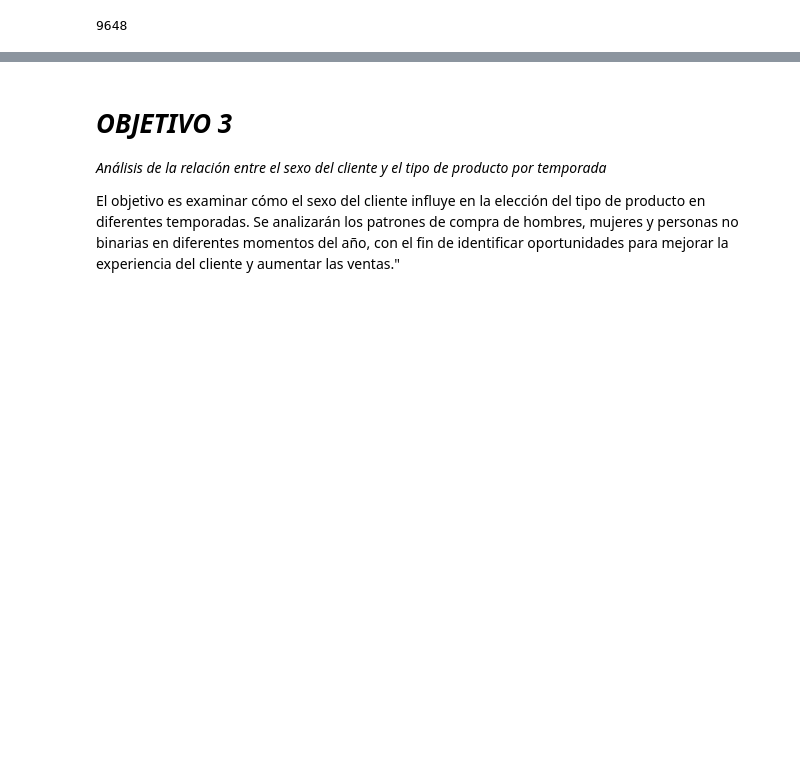
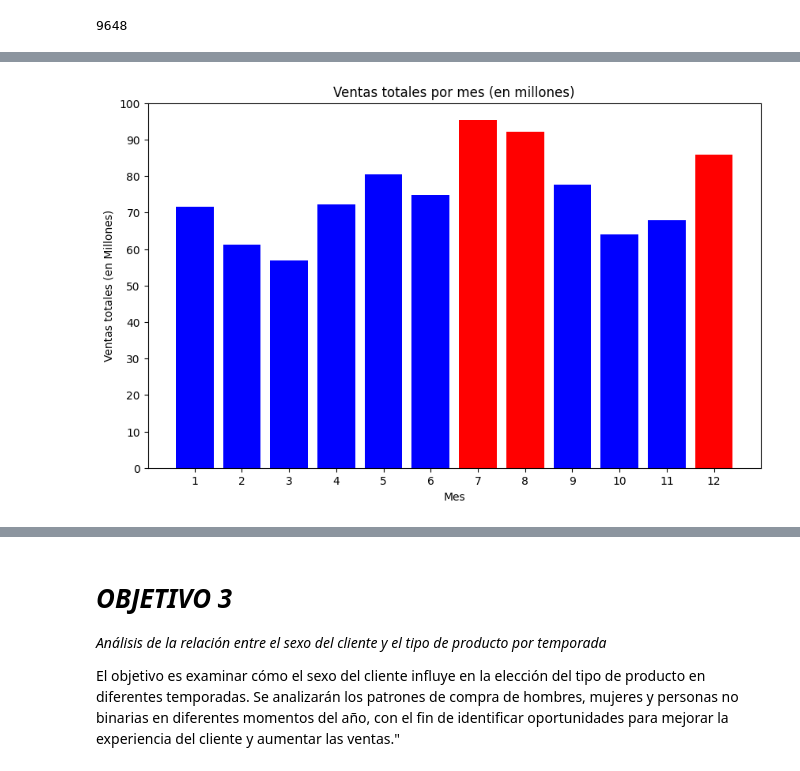
Before and after one commit to elterco83/Coder_DS1, a Jupyter notebook: Dataset_Etchezar.ipynb, the cells around one changed output, grey strips where cells are left out. Saved outputs shown, nothing was run; the diff lists cells and outputs as text; code cells hidden in the pictures; blank space fills up the shorter version.

```diff
--- a/Dataset_Etchezar.ipynb
+++ b/Dataset_Etchezar.ipynb
@@ -189,0 +171,19 @@ dtype: object
+# %%
+# Extraemos el mes de la fecha
+df["mes"] = df["fecha"].dt.month
+
+# Agrupamos los datos por mes, calculamos la suma de ventas totales
+ventas_por_mes = df.groupby("mes")["ventas totales"].sum()
+ventas_por_mes = ventas_por_mes.reset_index() #<------- reseteamos el indicd
+
+# Le damos un estilo a la tabla y redondeamos los valores
+styled_df = ventas_por_mes.style.set_table_styles([
+    {"selector": "thead", "props": [("background-color", "#d3d3d3"), ("color", "black"), ("font-weight", "bold")]},
+    {"selector": "tbody tr:nth-child(even)", "props": [("background-color", "#f2f2f2")]},
+    {"selector": "tbody tr:nth-child(odd)", "props": [("background-color", "#ffffff")]}
+]).format("{:.1f}", subset=["ventas totales"]) \
+  .set_properties(**{'text-align': 'center'}) \
+  .hide()
+
+# Mostramos la tabla estilizada
+display(styled_df)
@@ -189,0 +204,27 @@ dtype: object
+# %%
+import pandas as pd
+import matplotlib.pyplot as plt
+
+# Crear el gráfico
+plt.figure(figsize=(10, 6))
+plt.bar(ventas_por_mes['mes'], ventas_por_mes['ventas totales'] / 1e6, color='blue')
+
+# Destacar los 3 meses con más ventas en rojo
+for mes in ventas_por_mes.nlargest(3, 'ventas totales')['mes']:
+    plt.bar(mes, ventas_por_mes.loc[ventas_por_mes['mes'] == mes, 'ventas totales'].values[0] / 1e6, color='red')
+
+
+# Ajustar la escala del eje Y en millones
+plt.ylim(0, 100)  # Rango de 0 a 100 millones
+plt.yticks(range(0, 101, 10))  # Intervalos de 10 en 10 millones
+plt.xticks(range(1, 13))  # Números de meses del año
+
+# Etiquetas y título
+plt.xlabel("Mes")
+plt.ylabel("Ventas totales (en Millones)")
+plt.title("Ventas totales por mes (en millones)")
+
+# Mostrar el gráfico
+plt.show()
+# %% [output]
+[figure, added]
```
Also changed, not shown: parts of 32 cells of this notebook.
